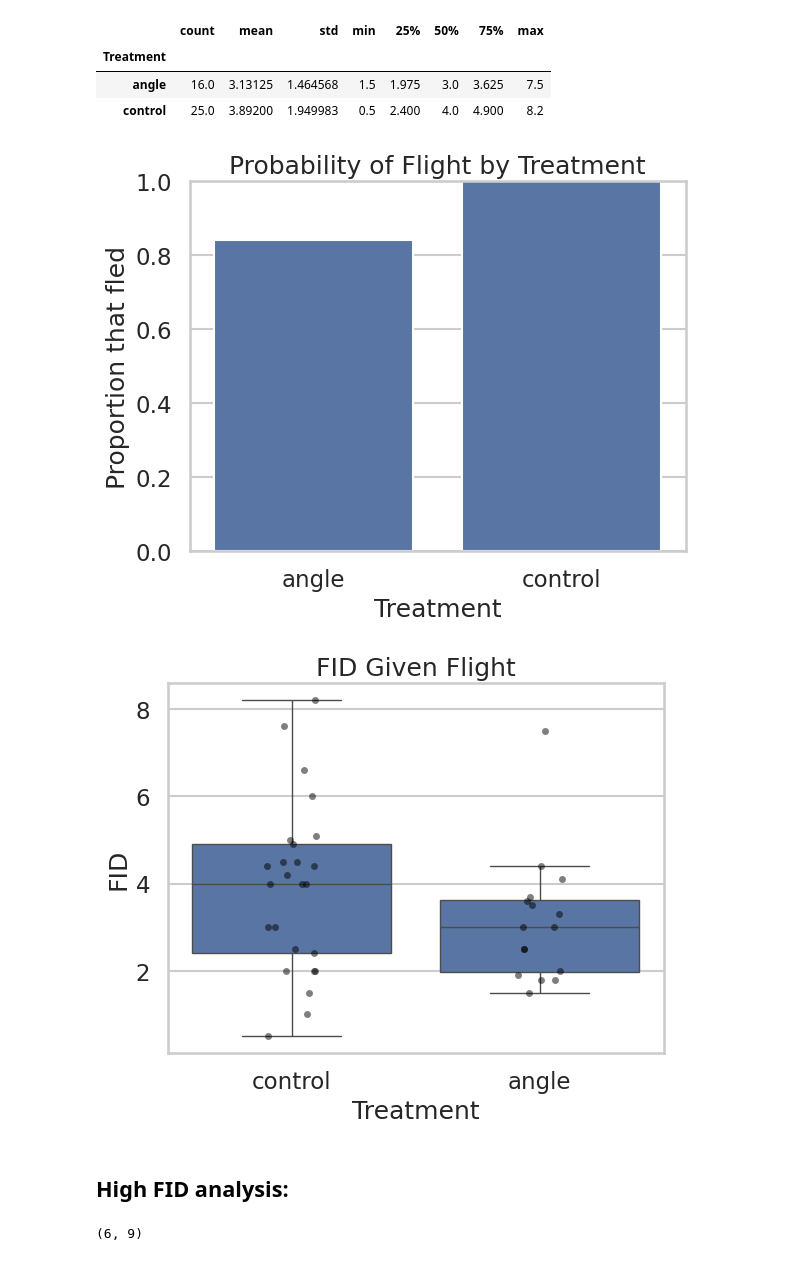
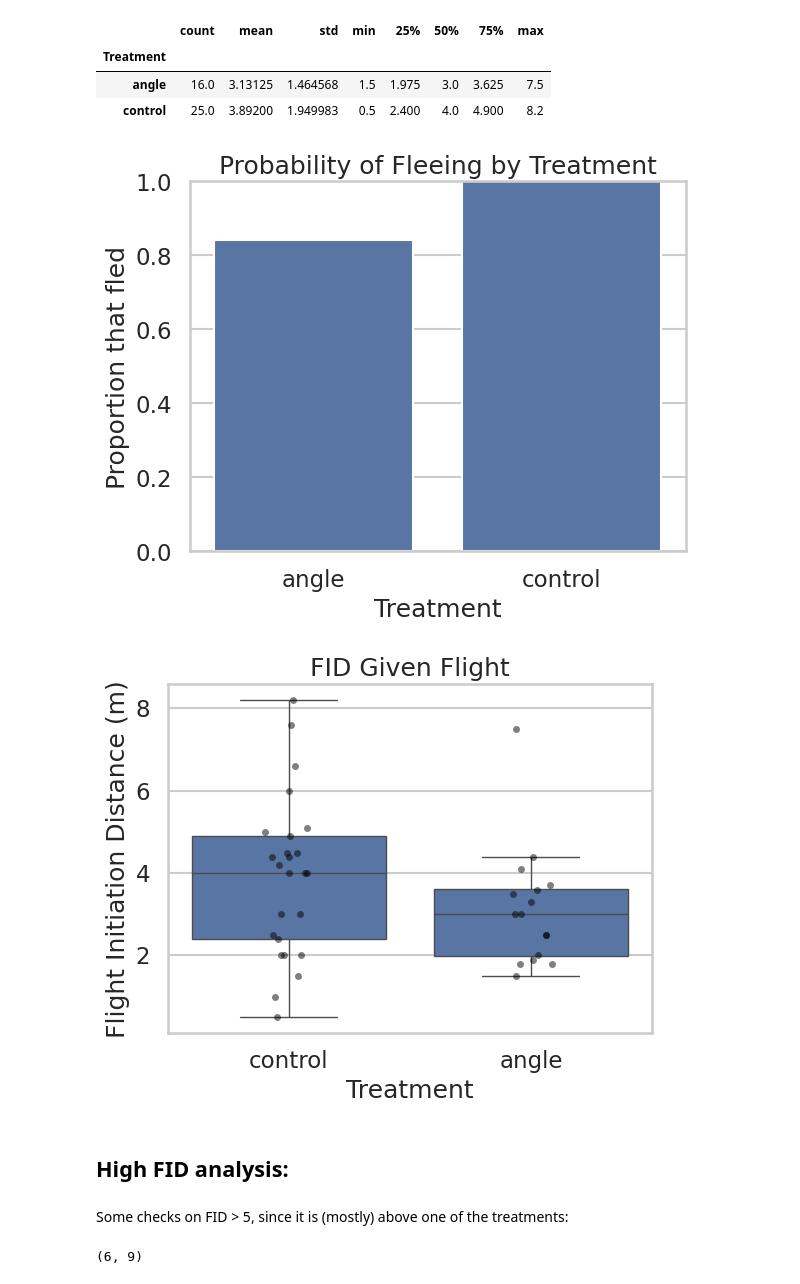
Before and after one commit to NickBonnTAU/Study-Lab, a Jupyter notebook: FID.ipynb, the cells around one changed output. Drawn from its saved outputs; the diff is of its cells as text; code cells hidden in the pictures.

Commit message:
Cleaned up the data and added commentary

```diff
--- a/FID.ipynb
+++ b/FID.ipynb
@@ -456,19 +439,41 @@ flight_rate = (
 sns.barplot(data=flight_rate, x="Treatment", y="Fled")
 plt.ylabel("Proportion that fled")
 plt.ylim(0, 1)
-plt.title("Probability of Flight by Treatment")
+plt.title("Probability of Fleeing by Treatment")
 plt.show()
 # %% [output]
-[figure, old version]
+[figure, new version]
 # %%
-sns.boxplot(data=df_fled, x="Treatment", y="FID", showfliers=False)
-sns.stripplot(data=df_fled, x="Treatment", y="FID", color="black", alpha=0.5)
+plt.figure(figsize=(6, 5))
+
+sns.boxplot(
+    data=df,
+    x="Treatment",
+    y="FID",
+    showfliers=False
+)
+
+sns.stripplot(
+    data=df,
+    x="Treatment",
+    y="FID",
+    color="black",
+    alpha=0.5,
+    jitter=True
+)
+
+plt.xlabel("Treatment")
+plt.ylabel("Flight Initiation Distance (m)")
 plt.title("FID Given Flight")
+
+plt.tight_layout()
 plt.show()
 # %% [output]
-[figure, old version]
+[figure, new version]
 # %% [markdown]
 ## High FID analysis:
+# %% [markdown]
+Some checks on FID > 5, since it is (mostly) above one of the treatments:
 # %%
 high_fid = working_df[working_df["FID"] > 5].copy()
 
```
Also changed, not shown: parts of 17 cells of this notebook.
